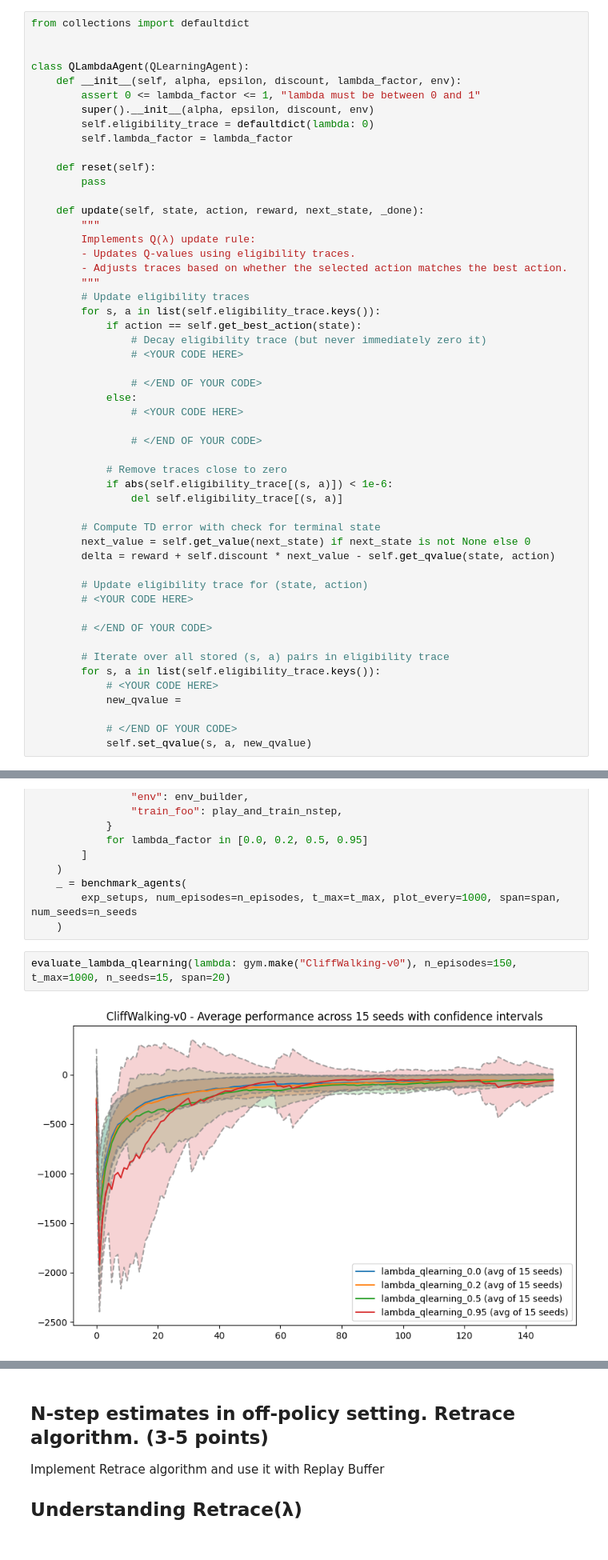
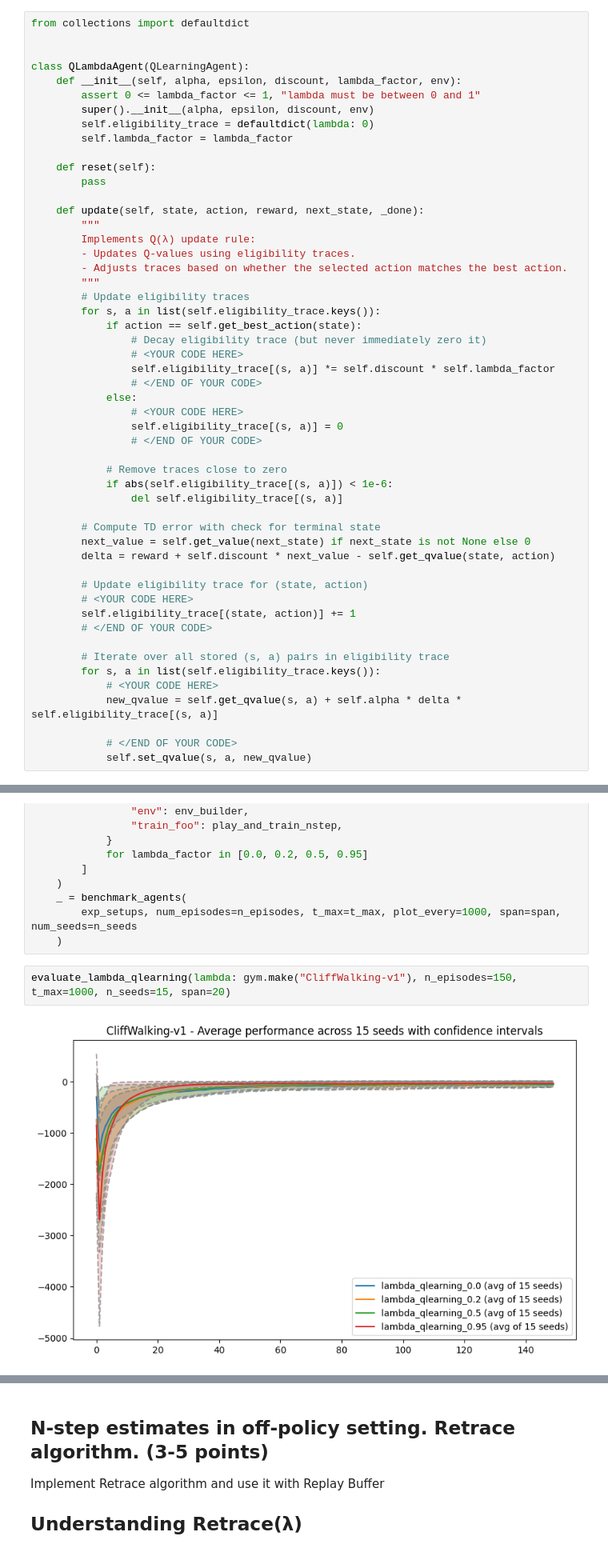
Before and after one commit to PsAndr/Practical_RL, a Jupyter notebook: week03_model_free/homework.ipynb, the cells around one changed output, grey strips where cells are left out. Shown at 80% size. Cells and saved outputs as stored; diff of their text form.

```diff
--- a/week03_model_free/homework.ipynb
+++ b/week03_model_free/homework.ipynb
@@ -1332,11 +1330,11 @@ class QLambdaAgent(QLearningAgent):
             if action == self.get_best_action(state):
                 # Decay eligibility trace (but never immediately zero it)
                 # <YOUR CODE HERE>
-
+                self.eligibility_trace[(s, a)] *= self.discount * self.lambda_factor
                 # </END OF YOUR CODE>
             else:
                 # <YOUR CODE HERE>
-
+                self.eligibility_trace[(s, a)] = 0
                 # </END OF YOUR CODE>
 
             # Remove traces close to zero
@@ -1349,13 +1347,13 @@ class QLambdaAgent(QLearningAgent):
 
         # Update eligibility trace for (state, action)
         # <YOUR CODE HERE>
-
+        self.eligibility_trace[(state, action)] += 1
         # </END OF YOUR CODE>
 
         # Iterate over all stored (s, a) pairs in eligibility trace
         for s, a in list(self.eligibility_trace.keys()):
             # <YOUR CODE HERE>
-            new_qvalue =
+            new_qvalue = self.get_qvalue(s, a) + self.alpha * delta * self.eligibility_trace[(s, a)]
 
             # </END OF YOUR CODE>
             self.set_qvalue(s, a, new_qvalue)
@@ -1381,9 +1379,9 @@ def evaluate_lambda_qlearning(env_builder, n_episodes=1000, t_max=10000, n_seeds
         exp_setups, num_episodes=n_episodes, t_max=t_max, plot_every=1000, span=span, num_seeds=n_seeds
     )
 # %%
-evaluate_lambda_qlearning(lambda: gym.make("CliffWalking-v0"), n_episodes=150, t_max=1000, n_seeds=15, span=20)
+evaluate_lambda_qlearning(lambda: gym.make("CliffWalking-v1"), n_episodes=150, t_max=1000, n_seeds=15, span=20)
 # %% [output]
-[figure, old version]
+[figure, new version]
 # %%
 evaluate_lambda_qlearning(lambda: gym.make("Taxi-v3"), n_episodes=150, t_max=1000, n_seeds=15, span=20)
 # %% [output]
```
Also changed, not shown: parts of 7 cells of this notebook.
